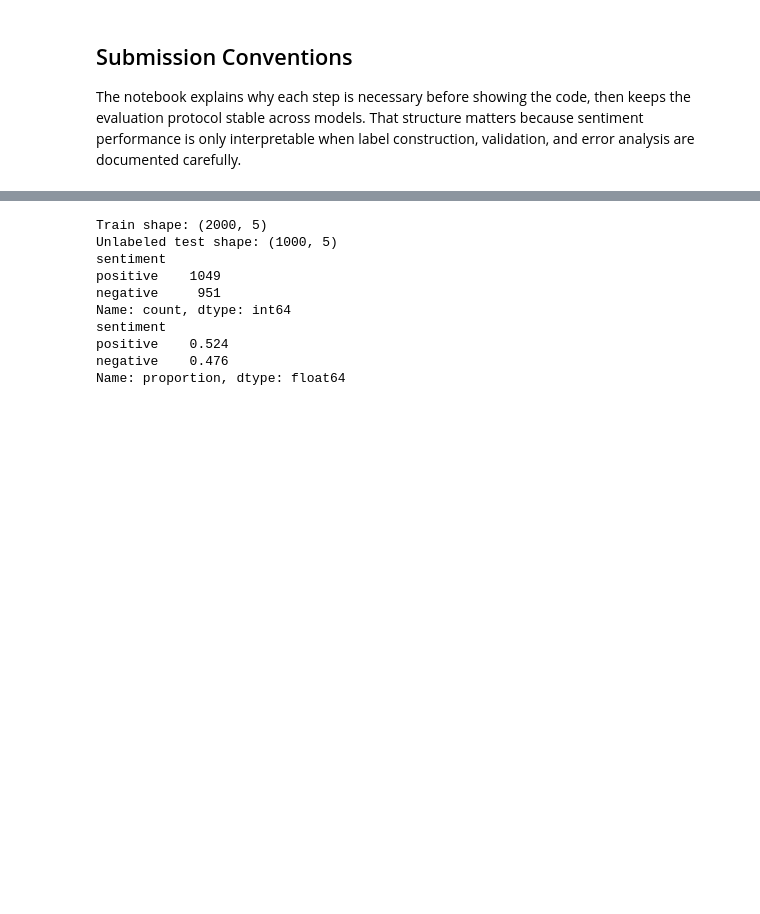
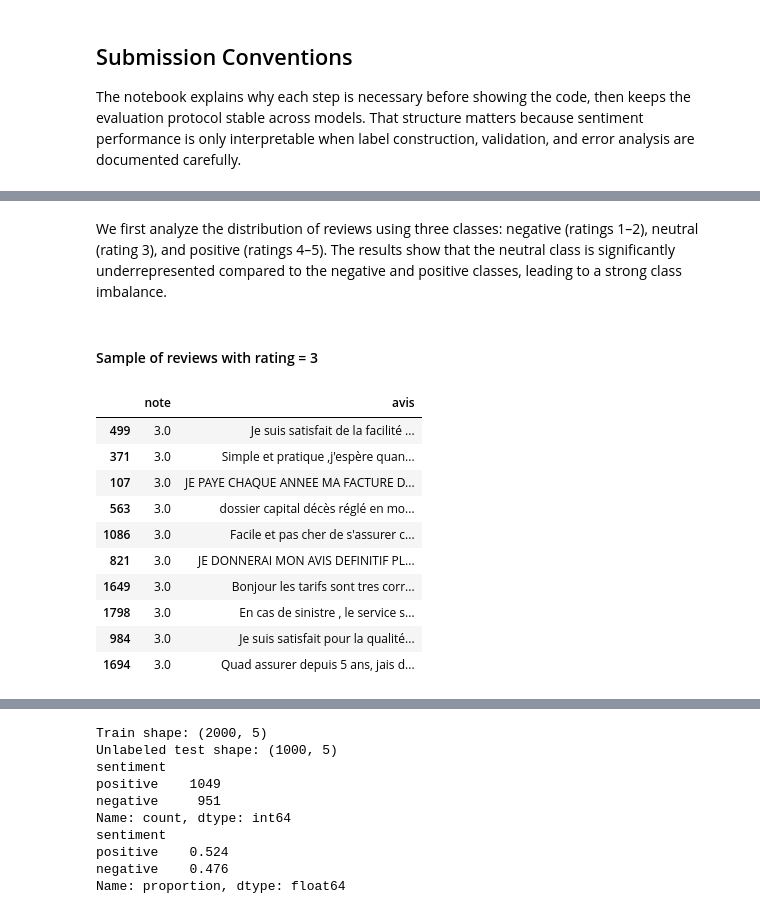
Before and after one commit to valentiiiine/Project2_NLP, a Jupyter notebook: sentiment_analysis_imrpove_markdown.ipynb, the cells around one changed output, grey strips where cells are left out. Saved outputs shown, nothing was run; the diff lists cells and outputs as text; code cells hidden in the pictures; blank space fills up the shorter version.

```diff
--- a/sentiment_analysis_imrpove_markdown.ipynb
+++ b/sentiment_analysis_imrpove_markdown.ipynb
@@ -65,0 +73,17 @@ You read the cleaned dataset and convert the rating into a binary sentiment labe
+# %%
+df = pd.read_csv("dataset_cleaned.csv")
+
+def rating_to_three_classes(note):
+    if pd.isna(note):
+        return np.nan
+    if note <= 2:
+        return "negative"
+    elif note == 3:
+        return "neutral"
+    else:
+        return "positive"
+
+df["sentiment_3_classes"] = df["note"].apply(rating_to_three_classes)
+
+print(df["sentiment_3_classes"].value_counts())
+print(df["sentiment_3_classes"].value_counts(normalize=True).round(3))
@@ -65,0 +101,18 @@ You read the cleaned dataset and convert the rating into a binary sentiment labe
+# %% [markdown]
+We first analyze the distribution of reviews using three classes: negative (ratings 1–2), neutral (rating 3), and positive (ratings 4–5). The results show that the neutral class is significantly underrepresented compared to the negative and positive classes, leading to a strong class imbalance.
+# %% [markdown]
+#### Sample of reviews with rating = 3
+# %%
+df[df["note"] == 3][["note", "avis"]].sample(10, random_state=42)
+# %% [output]
+|  | note | avis |
+| 499 | 3.0 | Je suis satisfait de la facilité ... |
+| 371 | 3.0 | Simple et pratique ,j'espère quan... |
+| 107 | 3.0 | JE PAYE CHAQUE ANNEE MA FACTURE D... |
+| 563 | 3.0 | dossier capital décès réglé en mo... |
+| 1086 | 3.0 | Facile et pas cher de s'assurer c... |
+| 821 | 3.0 | JE DONNERAI MON AVIS DEFINITIF PL... |
+| 1649 | 3.0 | Bonjour les tarifs sont tres corr... |
+| 1798 | 3.0 | En cas de sinistre , le service s... |
+| 984 | 3.0 | Je suis satisfait pour la qualité... |
+| 1694 | 3.0 | Quad assurer depuis 5 ans, jais d... |
```
Also changed, not shown: parts of 102 cells of this notebook.
